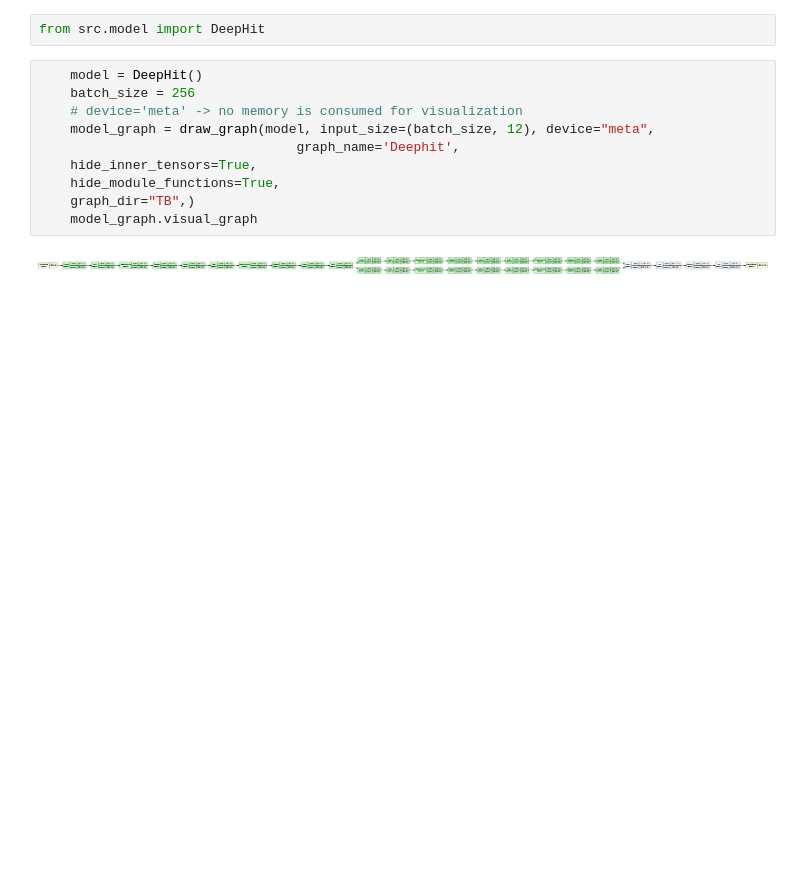
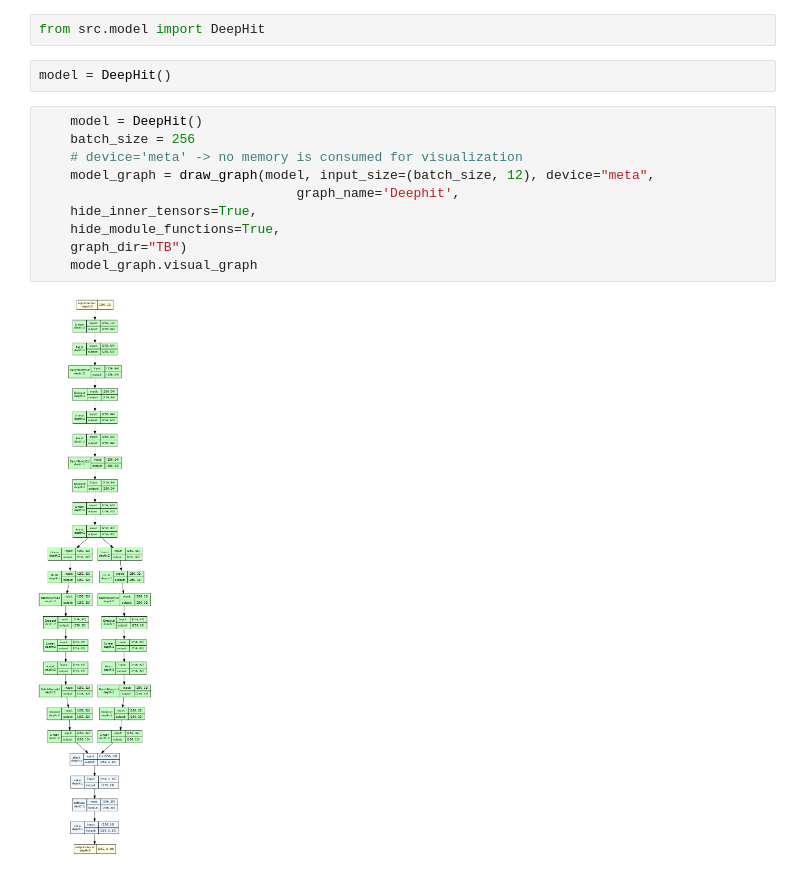
Before and after one commit to Borg93/deephit_pytorch, a Jupyter notebook: visualize_model.ipynb, the cells around one changed output. Drawn from its saved outputs; the diff is of its cells as text; blank space fills up the shorter version.

Commit message:
change plot

```diff
--- a/visualize_model.ipynb
+++ b/visualize_model.ipynb
@@ -12,14 +12,16 @@ graphviz.set_jupyter_format('png')
 # %%
 from src.model import DeepHit
+# %%
+model = DeepHit()
 # %%
     model = DeepHit()
     batch_size = 256
     # device='meta' -> no memory is consumed for visualization
     model_graph = draw_graph(model, input_size=(batch_size, 12), device="meta",
                                  graph_name='Deephit',
     hide_inner_tensors=True,
     hide_module_functions=True,
-    graph_dir="TB",)
+    graph_dir="TB")
     model_graph.visual_graph
 # %% [output]
-[figure, old version]
+[figure, new version]
```
Also changed, not shown: parts of 2 cells of this notebook, 3 other files.
